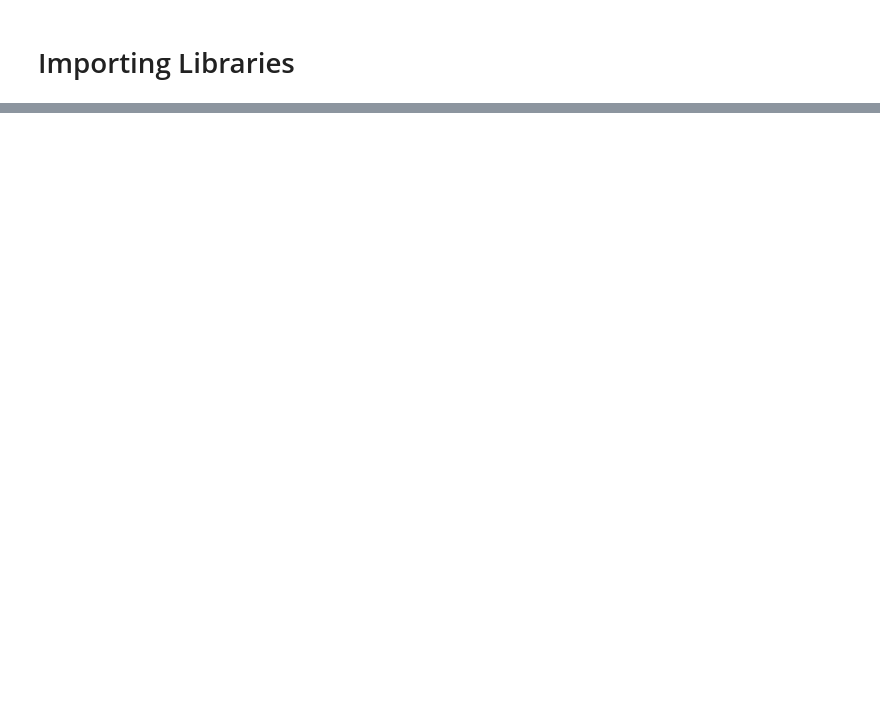
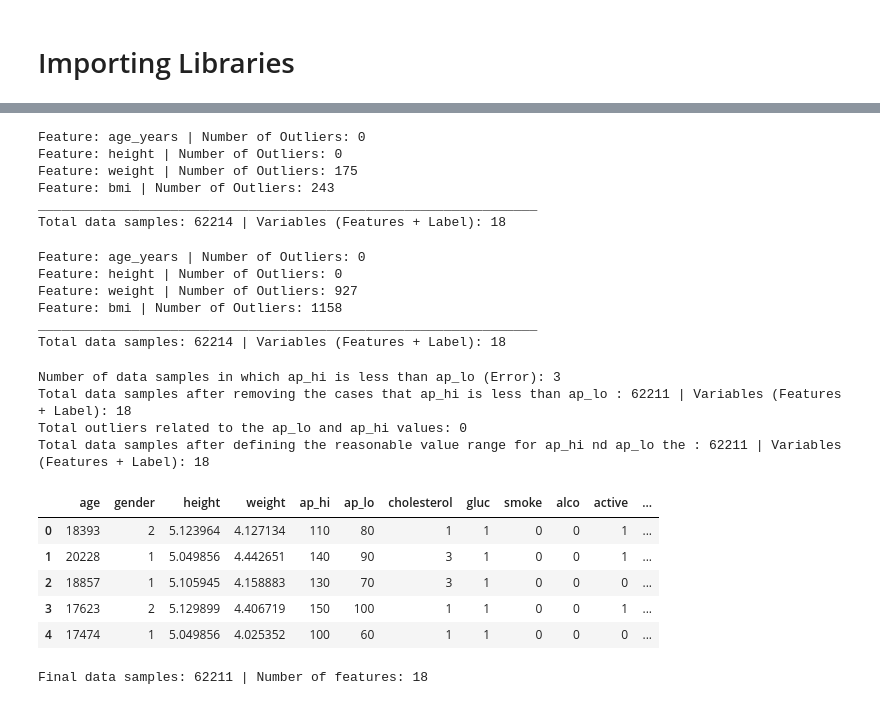
Before and after one commit to MasoudNateghi/CS534, a Jupyter notebook: Project/Project.ipynb, the cells around one changed output, grey strips where cells are left out. Saved outputs shown, nothing was run; the diff lists cells and outputs as text; code cells hidden in the pictures; blank space fills up the shorter version.

```diff
--- a/Project/Project.ipynb
+++ b/Project/Project.ipynb
@@ -395,0 +303,67 @@ Final data samples: 61323 | Number of features: 17
+# %%
+# Removing outliers from the log transformed Dataframe
+df_log = df_log[(df_log['age_years'] > df_log['age_years'].quantile(0.005)) & (df_log['age_years'] < df_log['age_years'].quantile(0.995))]
+df_log = df_log[(df_log['weight'] > df_log['weight'].quantile(0.005)) & (df_log['weight'] < df_log['weight'].quantile(0.995))]
+df_log = df_log[(df_log['height'] > df_log['height'].quantile(0.005)) & (df_log['height'] < df_log['height'].quantile(0.995))]
+df_log = df_log[(df_log['bmi'] > df_log['bmi'].quantile(0.005)) & (df_log['bmi'] < df_log['bmi'].quantile(0.995))]
+# df_log = df_log[(df_log['ap_lo'] > df_log['ap_lo'].quantile(0.005)) & (df_log['ap_lo'] < df_log['ap_lo'].quantile(0.995))]
+# df_log = df_log[(df_log['ap_hi'] > df_log['ap_hi'].quantile(0.005)) & (df_log['ap_hi'] < df_log['ap_hi'].quantile(0.995))]
+num_outliers_IQR(df_log[['age_years', 'height', 'weight', 'bmi']])
+print('________________________________________________________________')
+print('Total data samples: {} | Variables (Features + Label): {}'.format(df_log.shape[0], df_log.shape[1]))
+# %% [output]
+Feature: age_years | Number of Outliers: 0
+Feature: height | Number of Outliers: 0
+Feature: weight | Number of Outliers: 175
+Feature: bmi | Number of Outliers: 243
+________________________________________________________________
+Total data samples: 62214 | Variables (Features + Label): 18
+# %%
+# Dropping outliers from the log transformed Dataframe
+df_std = df_std[(df_std['age_years'] > df_std['age_years'].quantile(0.005)) & (df_std['age_years'] < df_std['age_years'].quantile(0.995))]
+df_std = df_std[(df_std['weight'] > df_std['weight'].quantile(0.005)) & (df_std['weight'] < df_std['weight'].quantile(0.995))]
+df_std = df_std[(df_std['height'] > df_std['height'].quantile(0.005)) & (df_std['height'] < df_std['height'].quantile(0.995))]
+df_std = df_std[(df_std['bmi'] > df_std['bmi'].quantile(0.005)) & (df_std['bmi'] < df_std['bmi'].quantile(0.995))]
+# df_std = df_std[(df_std['ap_lo'] > df_std['ap_lo'].quantile(0.005)) & (df_std['ap_lo'] < df_std['ap_lo'].quantile(0.995))]
+# df_std = df_std[(df_std['ap_hi'] > df_std['ap_hi'].quantile(0.005)) & (df_std['ap_hi'] < df_std['ap_hi'].quantile(0.995))]
+num_outliers_IQR(df_std[['age_years', 'height', 'weight', 'bmi']])
+print('________________________________________________________________')
+print('Total data samples: {} | Variables (Features + Label): {}'.format(df_std.shape[0], df_std.shape[1]))
+# %% [output]
+Feature: age_years | Number of Outliers: 0
+Feature: height | Number of Outliers: 0
+Feature: weight | Number of Outliers: 927
+Feature: bmi | Number of Outliers: 1158
+________________________________________________________________
+Total data samples: 62214 | Variables (Features + Label): 18
+# %%
+# Using log transformation, we lose fewer data samples, so we will continue with log transformed Dataframe
+
+# (Systolic blood pressure - Diastolic blood pressure) = Pulse Pressure => can't be negative, therefore we must have ap_hi > ap_lo
+print('Number of data samples in which ap_hi is less than ap_lo (Error): {} '.format(len(df_log[df_log['ap_hi'] < df_log['ap_lo']])))
+df_log = df_log[df_log['ap_hi'] >= df_log['ap_lo']].reset_index(drop=True)
+print('Total data samples after removing the cases that ap_hi is less than ap_lo : {} | Variables (Features + Label): {}'.format(df_log.shape[0], df_log.shape[1]))
+
+# https://www.nia.nih.gov/health/high-blood-pressure/high-blood-pressure-and-older-adults#:~:text=Normal%20blood%20pressure%20for%20most,pressure%20of%20less%20than%2080.
+print('Total outliers related to the ap_lo and ap_hi values: {}'.format(len(df_log[(df_log["ap_hi"]>200) | (df_log["ap_lo"]>140) | (df_log["ap_hi"]<80) | (df_log["ap_lo"]<50)])))
+df_log = df_log[(df_log["ap_hi"]<=200) & (df_log["ap_lo"]<=140)]
+df_log = df_log[(df_log["ap_hi"]>=80) & (df_log["ap_lo"]>=50)]
+print('Total data samples after defining the reasonable value range for ap_hi nd ap_lo the : {} | Variables (Features + Label): {}'.format(df_log.shape[0], df_log.shape[1]))
+# %% [output]
+Number of data samples in which ap_hi is less than ap_lo (Error): 3
+Total data samples after removing the cases that ap_hi is less than ap_lo : 62211 | Variables (Features + Label): 18
+Total outliers related to the ap_lo and ap_hi values: 0
+Total data samples after defining the reasonable value range for ap_hi nd ap_lo the : 62211 | Variables (Features + Label): 18
+# %%
+df_log.head()
+# %% [output]
+|  | age | gender | height | weight | ap_hi | ap_lo | cholesterol | gluc | smoke | alco | active | ... |
+| 0 | 18393 | 2 | 5.123964 | 4.127134 | 110 | 80 | 1 | 1 | 0 | 0 | 1 | ... |
+| 1 | 20228 | 1 | 5.049856 | 4.442651 | 140 | 90 | 3 | 1 | 0 | 0 | 1 | ... |
+| 2 | 18857 | 1 | 5.105945 | 4.158883 | 130 | 70 | 3 | 1 | 0 | 0 | 0 | ... |
+| 3 | 17623 | 2 | 5.129899 | 4.406719 | 150 | 100 | 1 | 1 | 0 | 0 | 1 | ... |
+| 4 | 17474 | 1 | 5.049856 | 4.025352 | 100 | 60 | 1 | 1 | 0 | 0 | 0 | ... |
+# %%
+print('Final data samples: {} | Number of features: {}'.format(df_log.shape[0], df.shape[1]))
+# %% [output]
+Final data samples: 62211 | Number of features: 18
```
Also changed, not shown: parts of 40 cells of this notebook.
